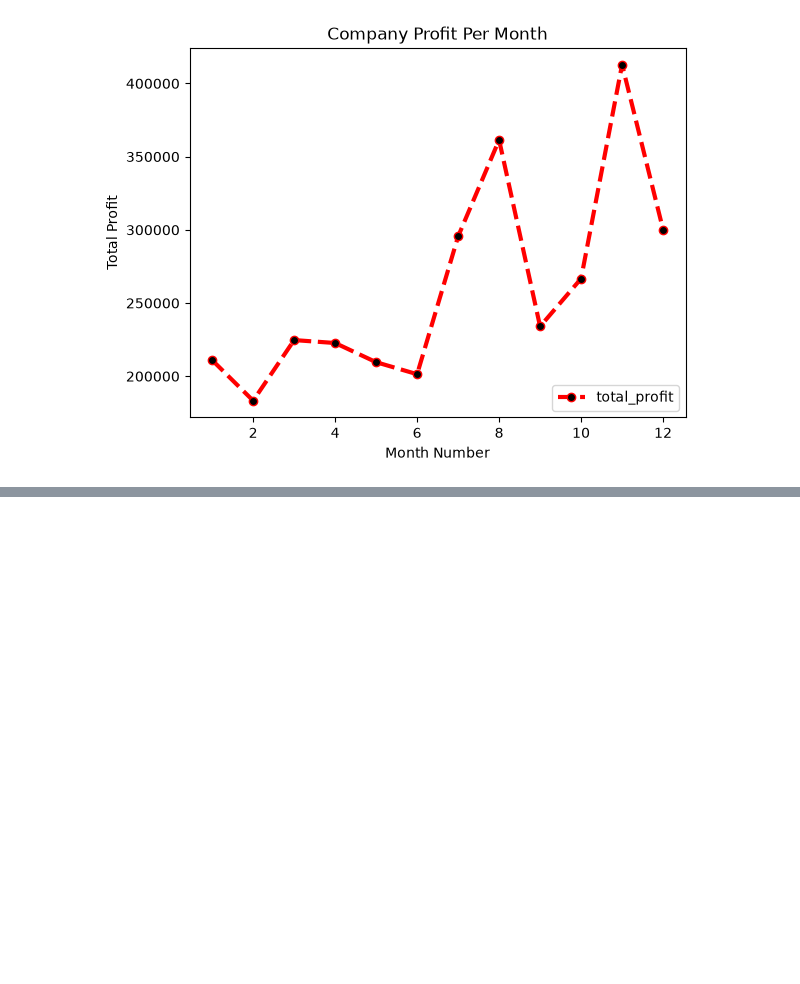
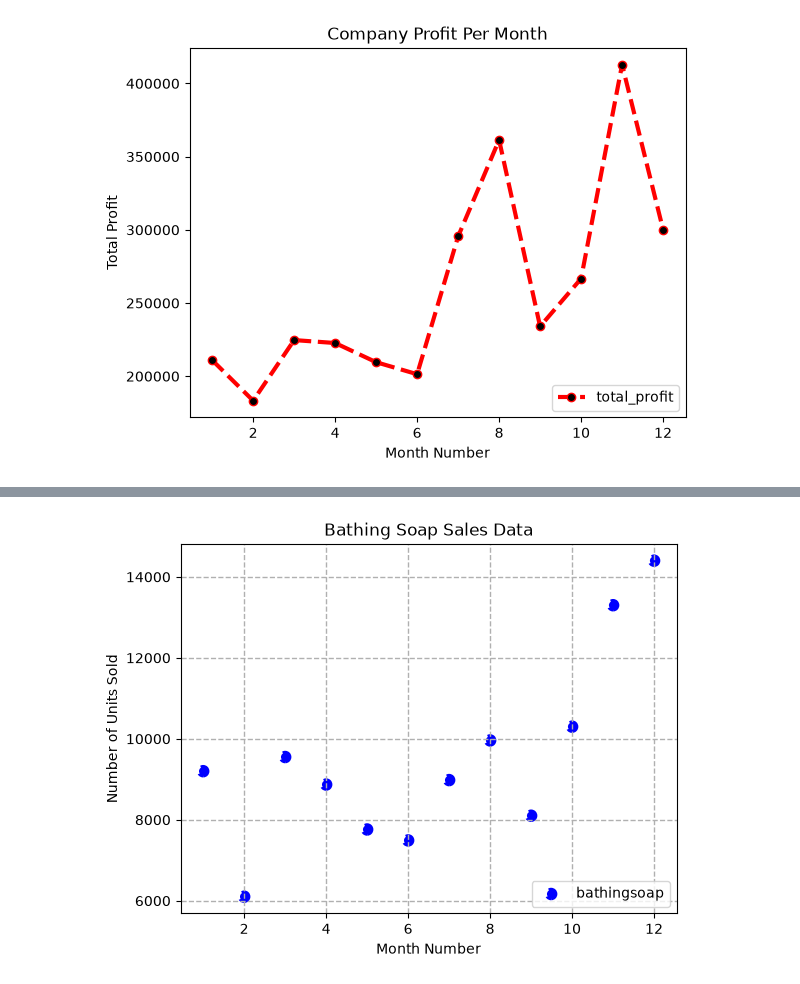
Before and after one commit to SuperSajid/SBA-386, a Jupyter notebook: SBA.ipynb, the cells around one changed output, grey strips where cells are left out. Cells and saved outputs as stored; diff of their text form; code cells hidden in the pictures; blank space fills up the shorter version.

```diff
--- a/SBA.ipynb
+++ b/SBA.ipynb
@@ -116,0 +211,22 @@ df.describe()
+# %%
+plt.scatter(
+    'month_number',
+    'bathingsoap',
+    color='blue',
+    linestyle='--',
+    marker='o',
+    #markerfacecolor='black',
+    linewidth=3,
+    data=df
+    )
+
+plt.grid( linestyle='--', linewidth=1)
+plt.title('Bathing Soap Sales Data')
+plt.xlabel('Month Number')
+plt.ylabel('Number of Units Sold')
+
+plt.legend(loc='lower right')
+
+plt.show()
+# %% [output]
+[figure, added]
```
Also changed, not shown: parts of 2 cells of this notebook.
